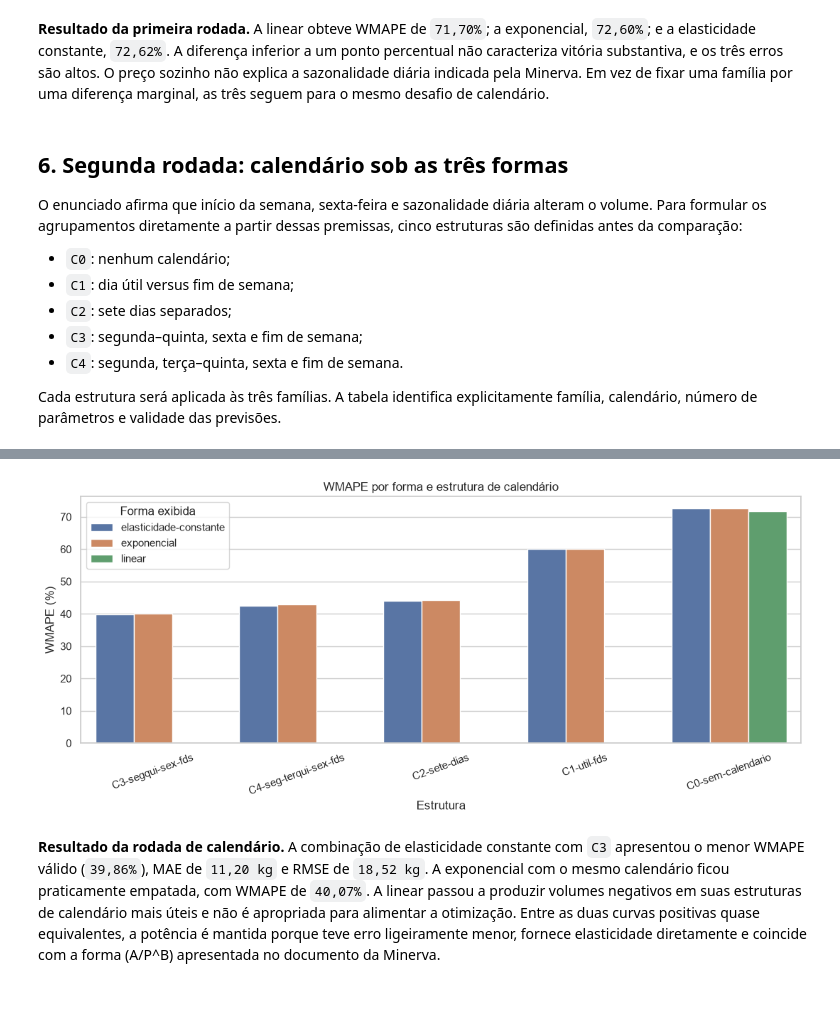
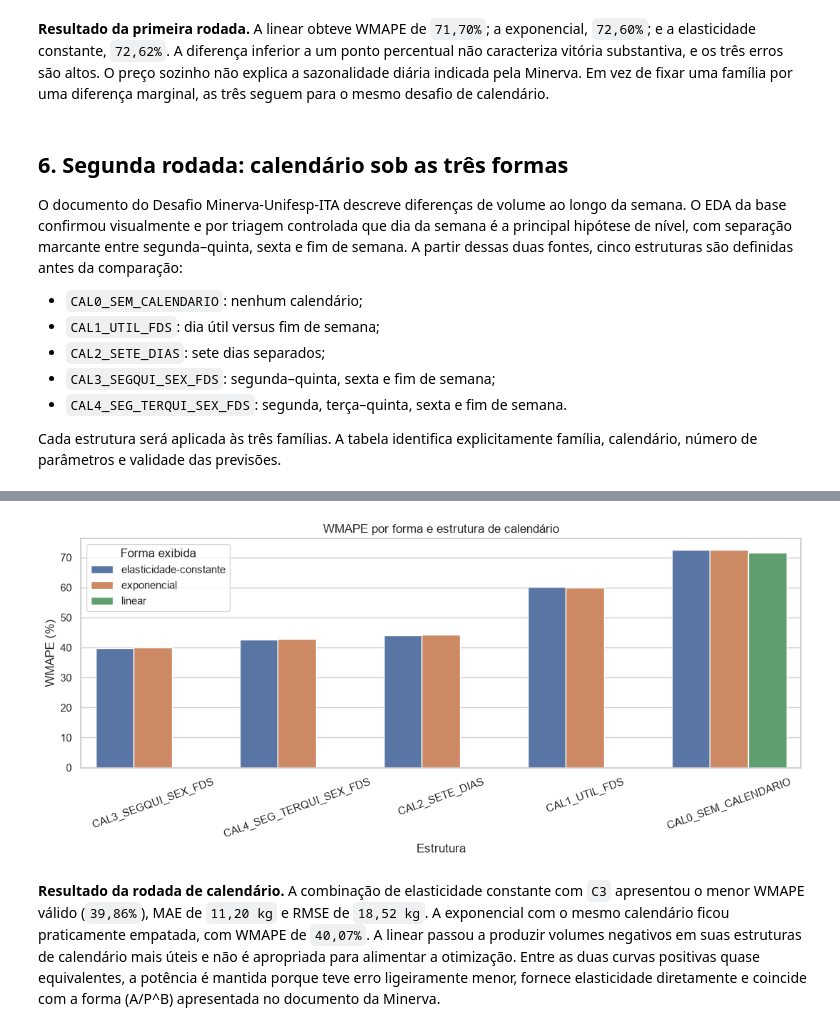
Before and after one commit to natfaria/202602-resolucao_problemas, a Jupyter notebook: notebooks/2.1-minerva-curva-demanda-metodo-livro.ipynb, the cells around one changed output, grey strips where cells are left out. Drawn from its saved outputs; the diff is of its cells as text; code cells hidden in the pictures; blank space fills up the shorter version.

```diff
--- a/notebooks/2.1-minerva-curva-demanda-metodo-livro.ipynb
+++ b/notebooks/2.1-minerva-curva-demanda-metodo-livro.ipynb
@@ -265,6 +269,14 @@ def matriz_desenho(base, specification):
         matriz['inicio_mes'] = base['inicio_mes'].astype(float)
     if specification.get('trend', False):
         matriz['indice_tempo_10'] = base['indice_tempo'] / 10
+    if specification.get('month', False):
+        for mes in [9, 10]:
+            matriz[f'mes_{mes}'] = (base['mes'] == mes).astype(float)
+    if specification.get('fortnight', False):
+        matriz['segunda_quinzena'] = (base['quinzena'] == '2ª quinzena').astype(float)
+    if specification.get('week_of_month', False):
+        for semana in [2, 3, 4, 5]:
+            matriz[f'semana_mes_{semana}'] = (base['semana_mes'] == semana).astype(float)
     return matriz
 
 def resposta_modelo(base, family):
@@ -324,6 +336,9 @@ def avaliar_especificacao(codigo, specification):
         'Calendário': specification.get('calendar', 'none'),
         'Início do mês': specification.get('start_month', False),
         'Tendência': specification.get('trend', False),
+        'Mês': specification.get('month', False),
+        'Quinzena': specification.get('fortnight', False),
+        'Semana do mês': specification.get('week_of_month', False),
         'Interações de preço': specification.get('interaction', False),
         'Parâmetros': quantidade_parametros,
         'Inclinação-base': float(modelo.params[price_name]),
@@ -356,8 +395,8 @@ escala original de quilogramas, não pelo R² calculado em respostas diferentes.
 # %%
 FORMAS = {
-    'F1-linear': {'family': 'linear', 'calendar': 'none'},
-    'F2-exponencial': {'family': 'exponential', 'calendar': 'none'},
-    'F3-elasticidade-constante': {'family': 'power', 'calendar': 'none'},
+    'MIN_PRECO_LINEAR': {'family': 'linear', 'calendar': 'none'},
+    'MIN_PRECO_EXPONENCIAL': {'family': 'exponential', 'calendar': 'none'},
+    'MIN_PRECO_LOGLOG': {'family': 'power', 'calendar': 'none'},
 }
 
 linhas_forma = []
@@ -407,25 +446,26 @@ marginal, as três seguem para o mesmo desafio de calendário.
 # %% [markdown]
 ## 6. Segunda rodada: calendário sob as três formas
 
-O enunciado afirma que início da semana, sexta-feira e sazonalidade diária alteram o volume.
-Para formular os agrupamentos diretamente a partir dessas premissas, cinco estruturas são
-definidas antes da comparação:
+O documento do Desafio Minerva-Unifesp-ITA descreve diferenças de volume ao longo da semana.
+O EDA da base confirmou visualmente e por triagem controlada que dia da semana é a principal
+hipótese de nível, com separação marcante entre segunda–quinta, sexta e fim de semana. A partir
+dessas duas fontes, cinco estruturas são definidas antes da comparação:
 
-- `C0`: nenhum calendário;
-- `C1`: dia útil versus fim de semana;
-- `C2`: sete dias separados;
-- `C3`: segunda–quinta, sexta e fim de semana;
-- `C4`: segunda, terça–quinta, sexta e fim de semana.
+- `CAL0_SEM_CALENDARIO`: nenhum calendário;
+- `CAL1_UTIL_FDS`: dia útil versus fim de semana;
+- `CAL2_SETE_DIAS`: sete dias separados;
+- `CAL3_SEGQUI_SEX_FDS`: segunda–quinta, sexta e fim de semana;
+- `CAL4_SEG_TERQUI_SEX_FDS`: segunda, terça–quinta, sexta e fim de semana.
 
 Cada estrutura será aplicada às três famílias. A tabela identifica explicitamente família,
 calendário, número de parâmetros e validade das previsões.
 # %%
 CALENDARIOS = {
-    'C0-sem-calendario': 'none',
-    'C1-util-fds': 'weekend',
-    'C2-sete-dias': 'weekday',
-    'C3-segqui-sex-fds': 'grouped',
-    'C4-seg-terqui-sex-fds': 'grouped4',
+    'CAL0_SEM_CALENDARIO': 'none',
+    'CAL1_UTIL_FDS': 'weekend',
+    'CAL2_SETE_DIAS': 'weekday',
+    'CAL3_SEGQUI_SEX_FDS': 'grouped',
+    'CAL4_SEG_TERQUI_SEX_FDS': 'grouped4',
 }
 FAMILIAS = {
     'linear': 'linear',
@@ -499,4 +539,4 @@ plt.show()
-[figure, old version]
+[figure, new version]
 # %% [markdown]
 **Resultado da rodada de calendário.** A combinação de elasticidade constante com `C3`
 apresentou o menor WMAPE válido (`39,86%`), MAE de `11,20 kg` e RMSE de `18,52 kg`. A
```
Also changed, not shown: parts of 22 cells of this notebook, 18 other files.
